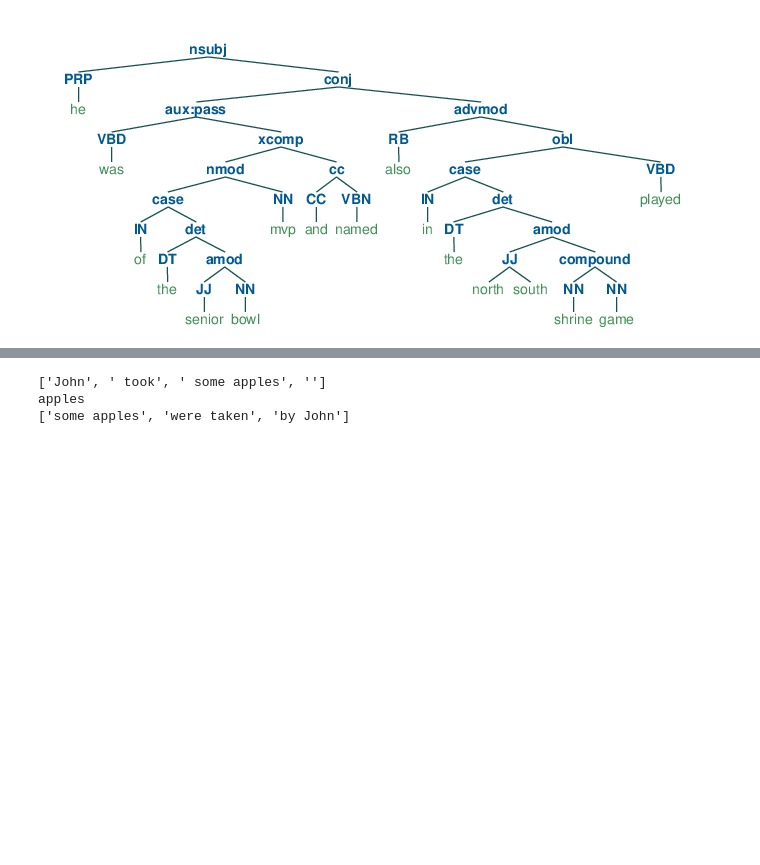
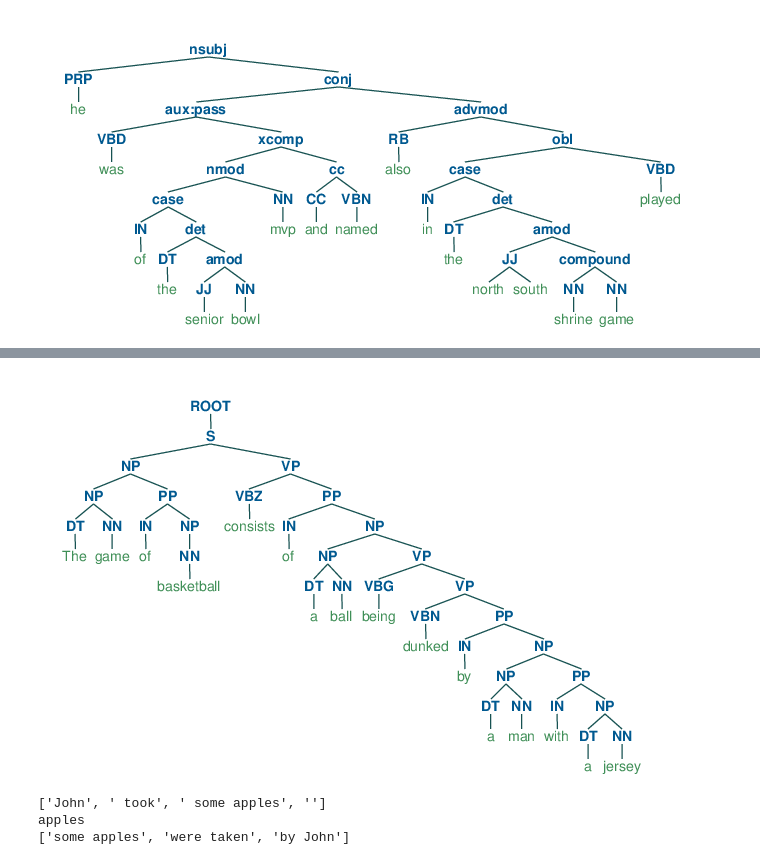
Before and after one commit to eric11eca/NeuralLog, a Jupyter notebook: src/syntactic_variation.ipynb, the cells around one changed output, grey strips where cells are left out. Saved outputs shown, nothing was run; the diff lists cells and outputs as text; code cells hidden in the pictures; blank space fills up the shorter version.

```diff
--- a/src/syntactic_variation.ipynb
+++ b/src/syntactic_variation.ipynb
@@ -105,3 +114,12 @@ for tree in phrases:
+# %%
+from nltk.parse import CoreNLPParser
+
+parser = CoreNLPParser(url='http://localhost:9000')
+# %%
+parsed = list(parser.raw_parse("The game of basketball consists of a ball being dunked by a man with a jersey"))[0]
+jupyter_draw_nltk_tree(parsed)
+# %% [output]
+[figure, added]
 # %%
 from pattern.en import conjugate, lemma, lexeme, PAST, PRESENT, PARTICIPLE
 
```
Also changed, not shown: parts of 3 cells of this notebook, 6 other files.
